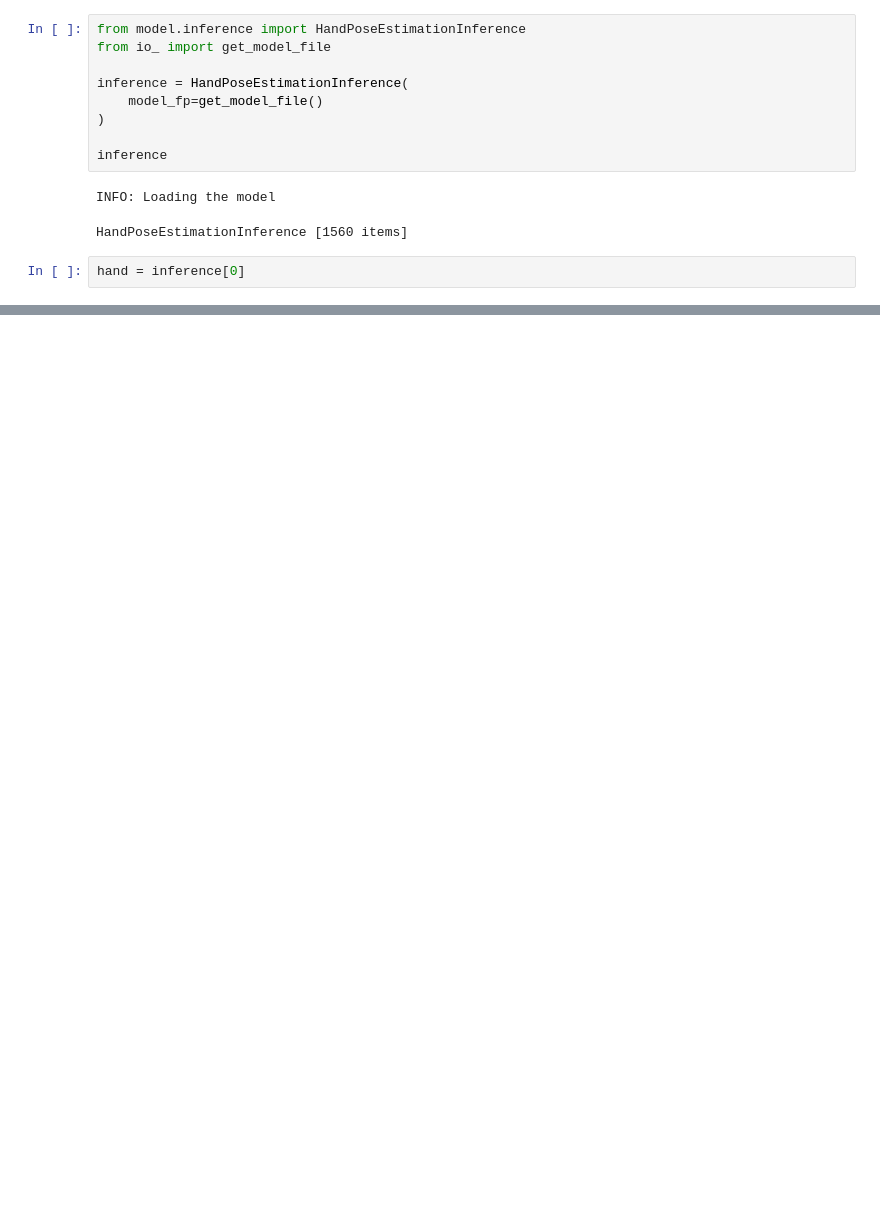
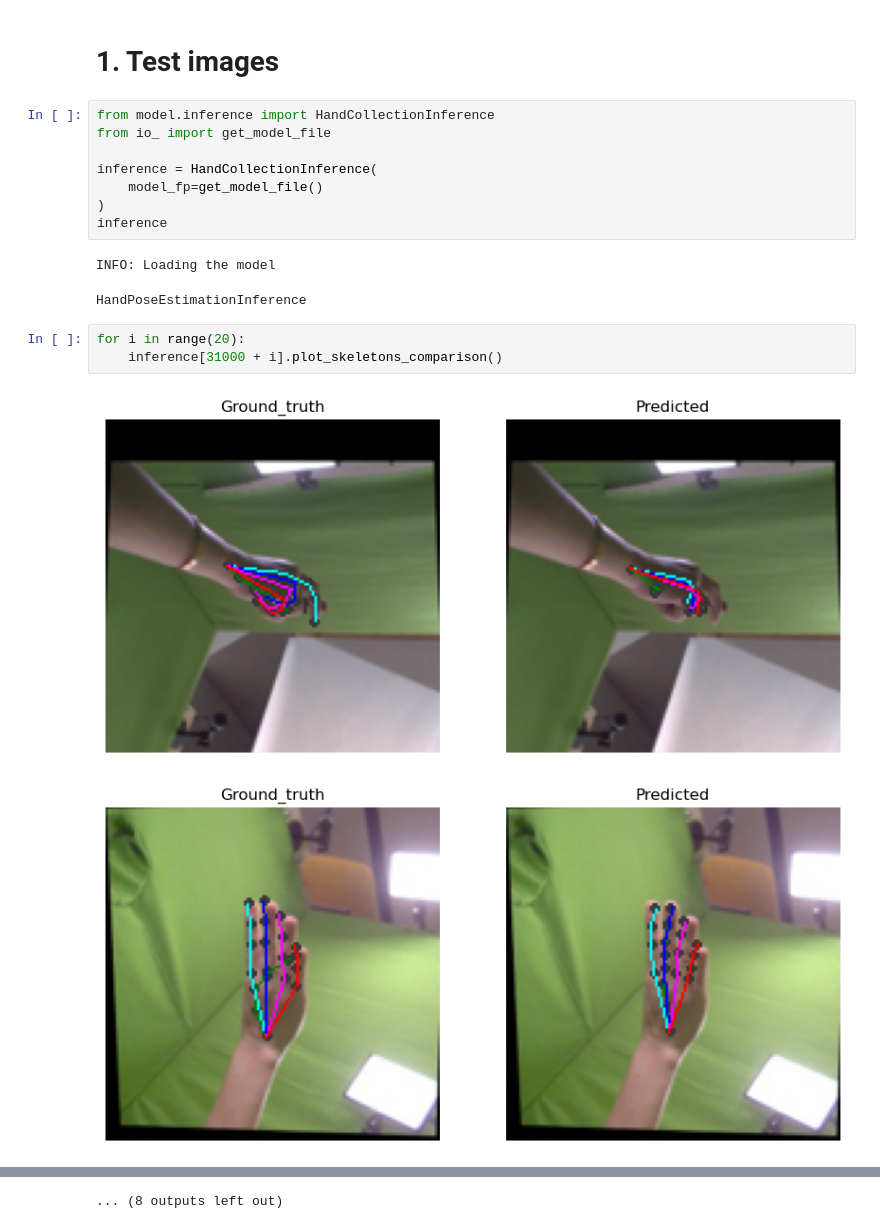
Before and after one commit to Quinta13/ML_project, a Jupyter notebook: notebooks/3-Inference.ipynb, the cells around one changed output, grey strips where cells are left out. Cells and saved outputs as stored; diff of their text form; blank space fills up the shorter version.

```diff
--- a/notebooks/3-Inference.ipynb
+++ b/notebooks/3-Inference.ipynb
@@ -2,16 +3,21 @@
 %load_ext autoreload
 %autoreload 2
+# %% [markdown]
+# 1. Test images
 # %%
-from model.inference import HandPoseEstimationInference
+from model.inference import HandCollectionInference
 from io_ import get_model_file
 
-inference = HandPoseEstimationInference(
+inference = HandCollectionInference(
     model_fp=get_model_file()
 )
-
 inference
 # %% [output]
 INFO: Loading the model
-HandPoseEstimationInference [1560 items]
+HandPoseEstimationInference
-# %%
-hand = inference[0]
+# %%
+for i in range(20):
+    inference[31000 + i].plot_skeletons_comparison()
+# %% [output]
+[figure, added]
+[figure, added]
@@ -17,0 +34 @@ hand = inference[0]
+... (8 outputs left out)
```
Also changed, not shown: parts of 7 cells of this notebook, 5 other files.
